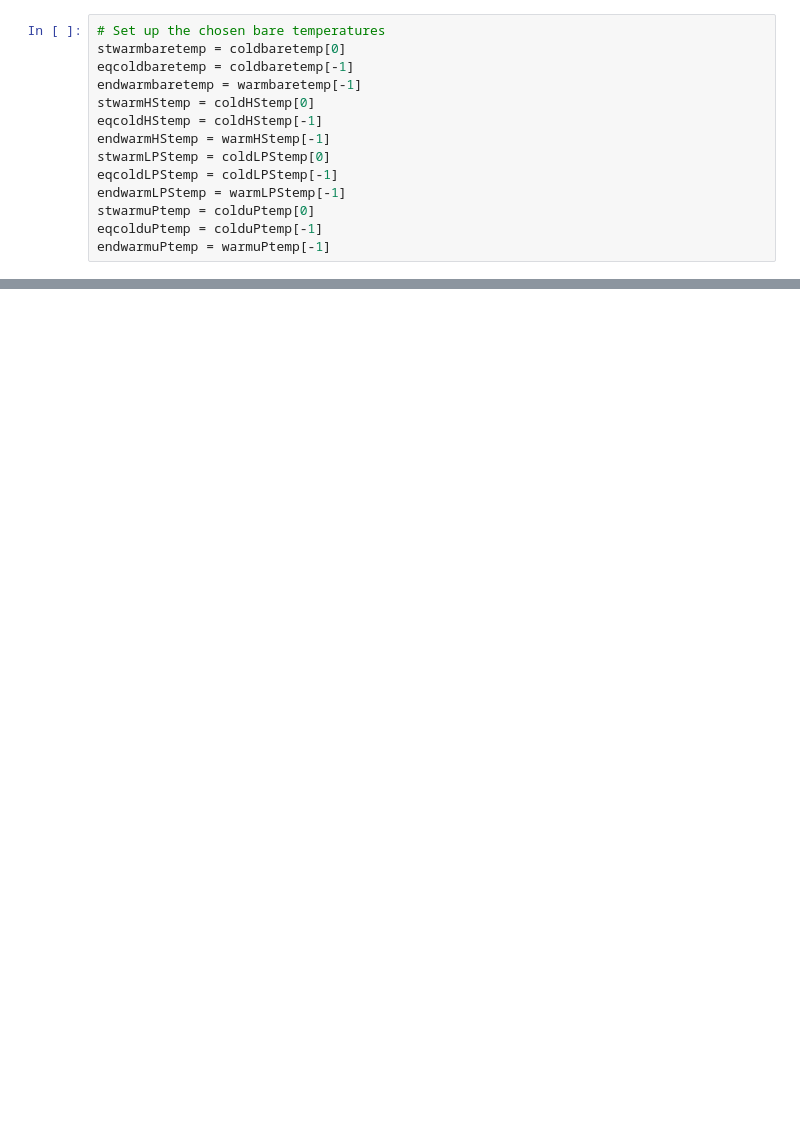
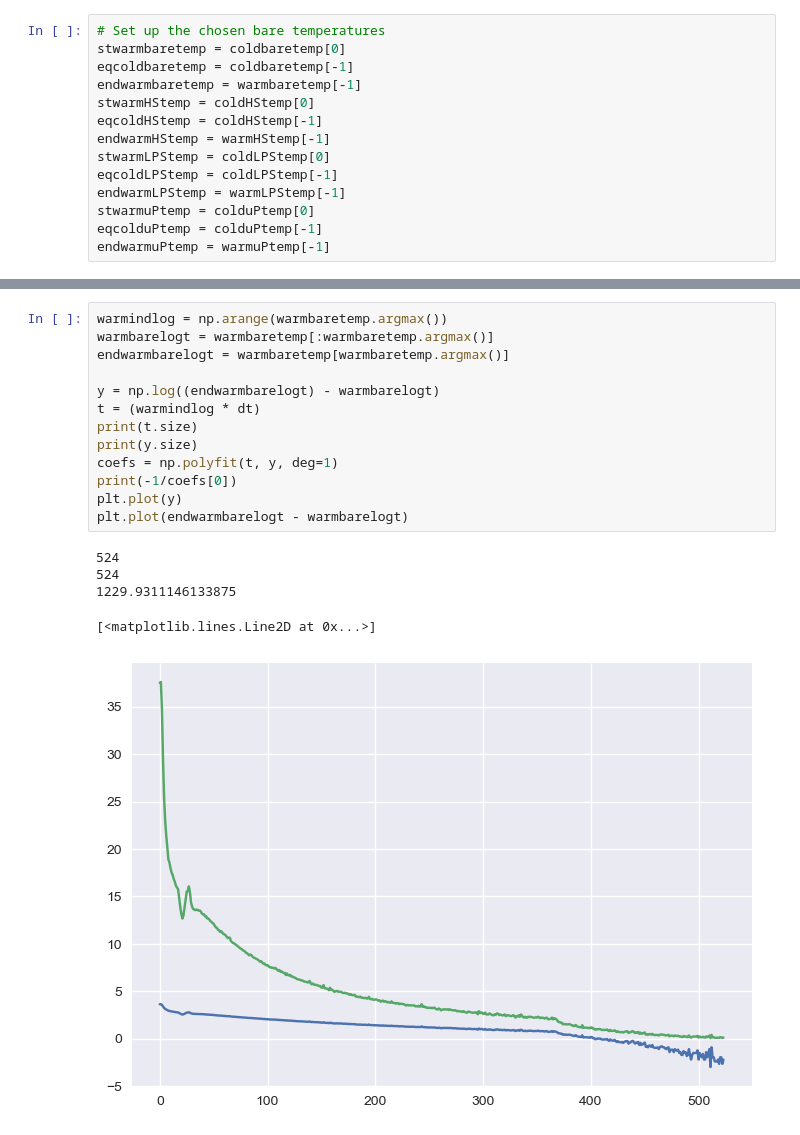
Before and after one commit to LucilleGorbe/clasp324_gorbele, a Jupyter notebook: Lab4/lab4.ipynb, the cells around one changed output, grey strips where cells are left out. Drawn from its saved outputs; the diff is of its cells as text; blank space fills up the shorter version.

```diff
--- a/Lab4/lab4.ipynb
+++ b/Lab4/lab4.ipynb
@@ -168,0 +191,19 @@ print(-1/coefs[0])
+# %%
+warmindlog = np.arange(warmbaretemp.argmax())
+warmbarelogt = warmbaretemp[:warmbaretemp.argmax()]
+endwarmbarelogt = warmbaretemp[warmbaretemp.argmax()]
+
+y = np.log((endwarmbarelogt) - warmbarelogt)
+t = (warmindlog * dt)
+print(t.size)
+print(y.size)
+coefs = np.polyfit(t, y, deg=1)
+print(-1/coefs[0])
+plt.plot(y)
+plt.plot(endwarmbarelogt - warmbarelogt)
+# %% [output]
+524
+524
+1229.9311146133875
+[<matplotlib.lines.Line2D at 0x...>]
+[figure, added]
```
Also changed, not shown: parts of 13 cells of this notebook.
